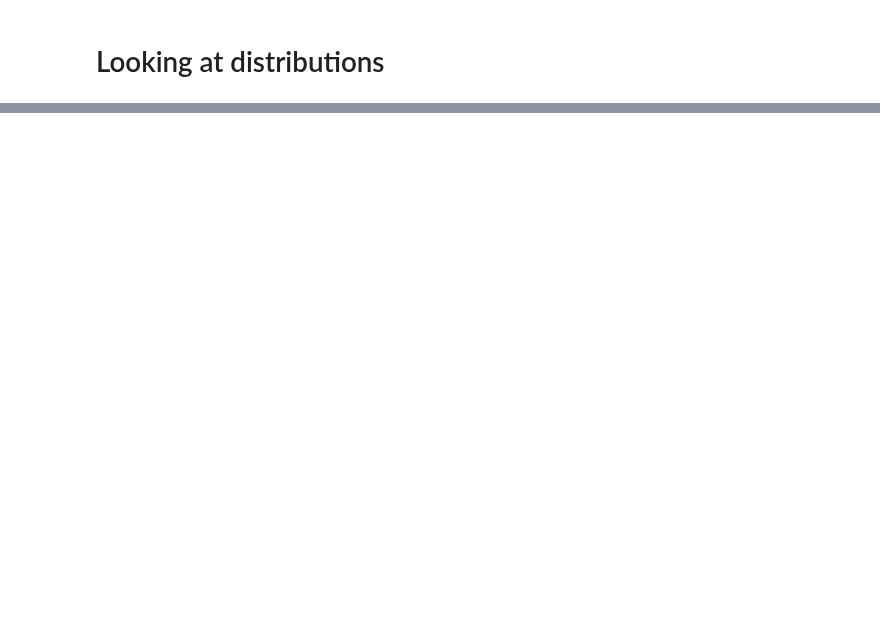
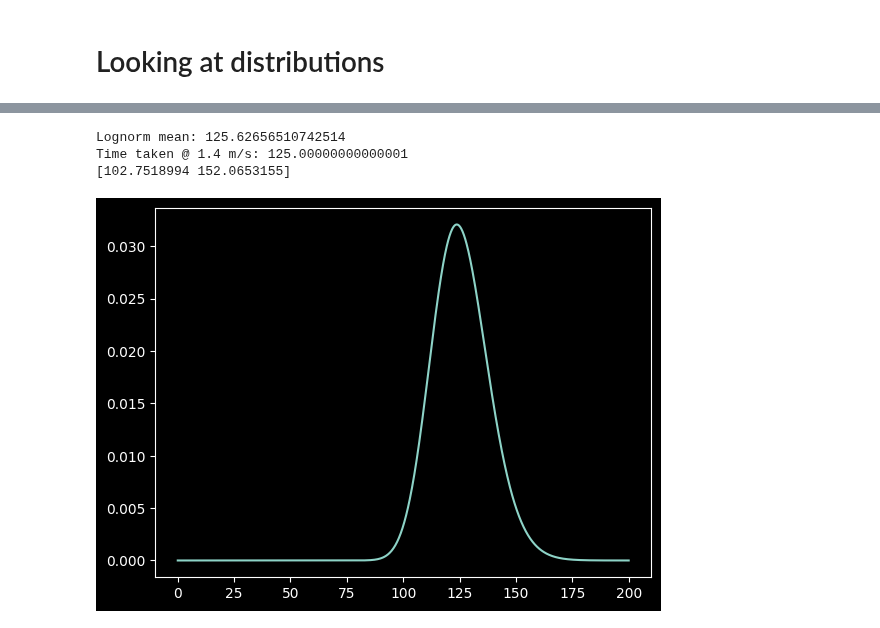
Before and after one commit to AntonJorg/stochastic_simulation, a Jupyter notebook: project2/simulation_loop.ipynb, the cells around one changed output, grey strips where cells are left out. Cells and saved outputs as stored; diff of their text form; code cells hidden in the pictures; blank space fills up the shorter version.

```diff
--- a/project2/simulation_loop.ipynb
+++ b/project2/simulation_loop.ipynb
@@ -443,0 +427,20 @@ plot_transport_time_dist()
+# %%
+from scipy.stats import lognorm
+
+dist = lognorm(s=1/10, scale=175/1.4)
+
+t = np.linspace(0, 200, 1000)
+
+p = dist.pdf(t)
+
+print("Lognorm mean:", dist.mean())
+print("Time taken @ 1.4 m/s:", 175 / 1.4)
+print(dist.ppf([0.025, 0.975]))
+
+plt.plot(t, p)
+plt.show()
+# %% [output]
+Lognorm mean: 125.62656510742514
+Time taken @ 1.4 m/s: 125.00000000000001
+[102.7518994 152.0653155]
+[figure, added]
```
Also changed, not shown: parts of 11 cells of this notebook.
